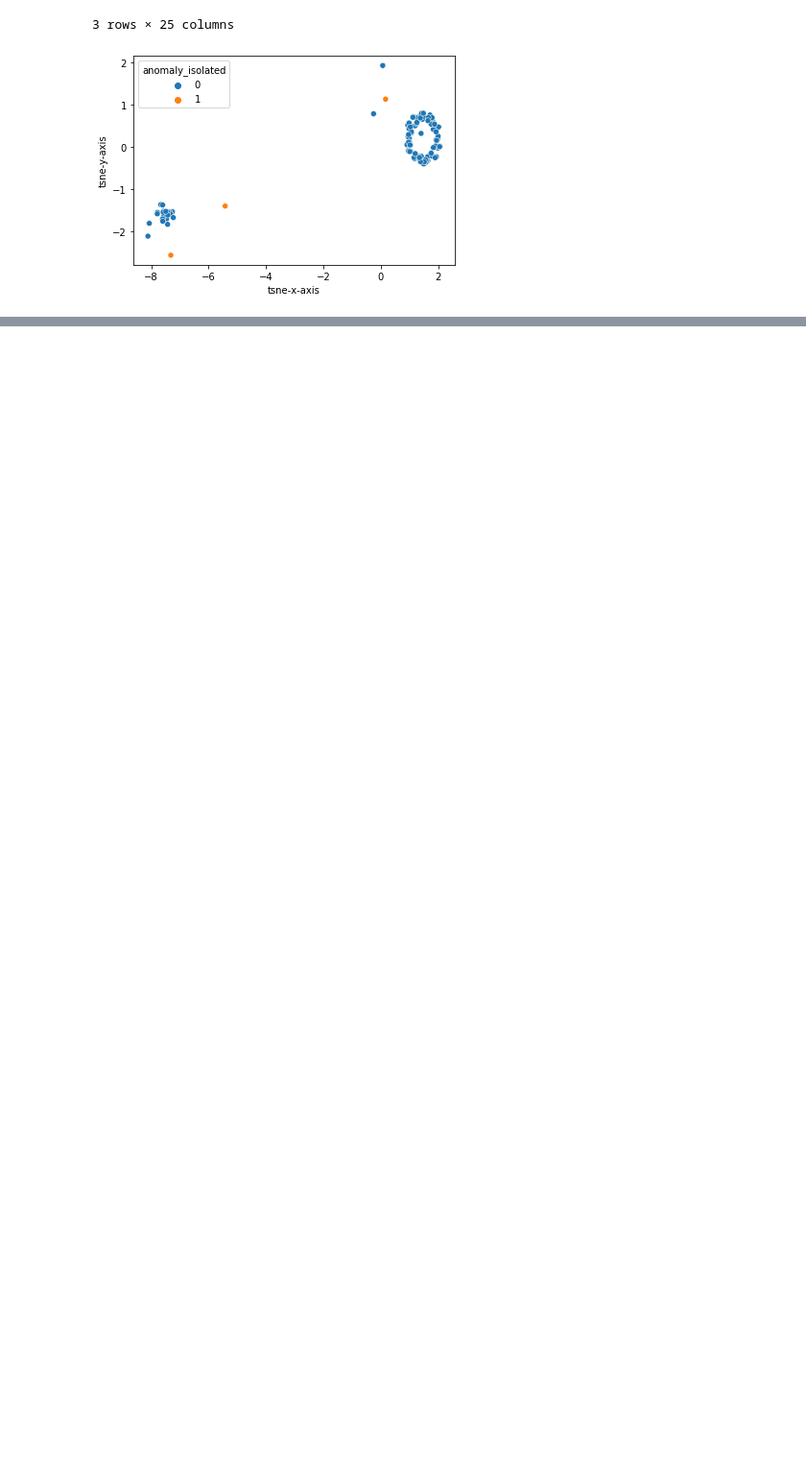
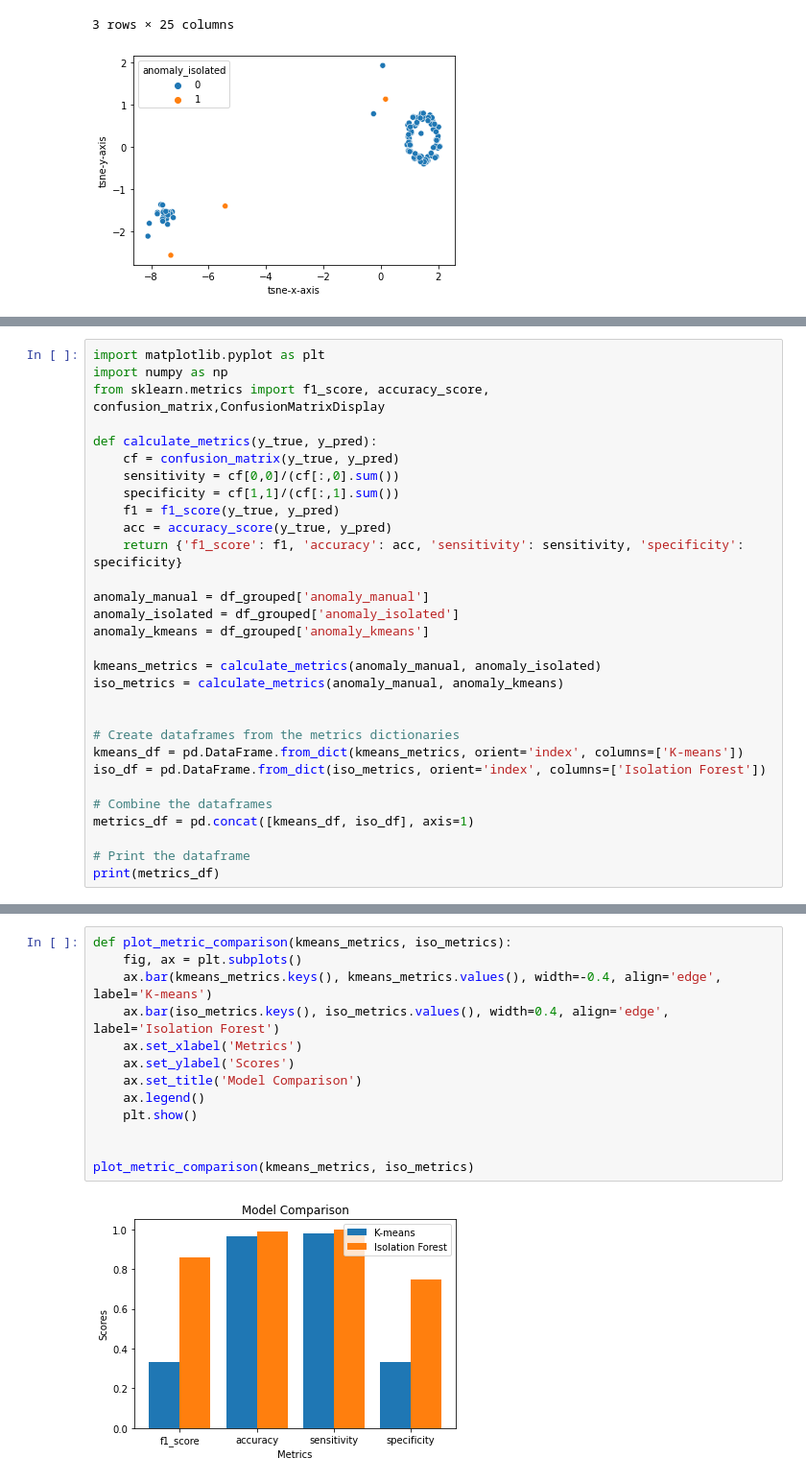
Before and after one commit to AnjaliJain-17/Anomaly-Detection, a Jupyter notebook: anomaly-detection-ml/log_analysis/approach-3.ipynb, the cells around one changed output, grey strips where cells are left out. Shown: that part at 96% size. Cells and saved outputs as stored; diff of their text form; blank space fills up the shorter version.

```diff
--- a/anomaly-detection-ml/log_analysis/approach-3.ipynb
+++ b/anomaly-detection-ml/log_analysis/approach-3.ipynb
@@ -559,0 +458,30 @@ plt.show()
+# %%
+import matplotlib.pyplot as plt
+import numpy as np
+from sklearn.metrics import f1_score, accuracy_score, confusion_matrix,ConfusionMatrixDisplay
+
+def calculate_metrics(y_true, y_pred):
+    cf = confusion_matrix(y_true, y_pred)
+    sensitivity = cf[0,0]/(cf[:,0].sum())
+    specificity = cf[1,1]/(cf[:,1].sum())
+    f1 = f1_score(y_true, y_pred)
+    acc = accuracy_score(y_true, y_pred)
+    return {'f1_score': f1, 'accuracy': acc, 'sensitivity': sensitivity, 'specificity': specificity}
+
+anomaly_manual = df_grouped['anomaly_manual']
+anomaly_isolated = df_grouped['anomaly_isolated']
+anomaly_kmeans = df_grouped['anomaly_kmeans']
+
+kmeans_metrics = calculate_metrics(anomaly_manual, anomaly_isolated)
+iso_metrics = calculate_metrics(anomaly_manual, anomaly_kmeans)
+
+
+# Create dataframes from the metrics dictionaries
+kmeans_df = pd.DataFrame.from_dict(kmeans_metrics, orient='index', columns=['K-means'])
+iso_df = pd.DataFrame.from_dict(iso_metrics, orient='index', columns=['Isolation Forest'])
+
+# Combine the dataframes
+metrics_df = pd.concat([kmeans_df, iso_df], axis=1)
+
+# Print the dataframe
+print(metrics_df)
@@ -559,0 +494,15 @@ plt.show()
+# %%
+def plot_metric_comparison(kmeans_metrics, iso_metrics):
+    fig, ax = plt.subplots()
+    ax.bar(kmeans_metrics.keys(), kmeans_metrics.values(), width=-0.4, align='edge', label='K-means')
+    ax.bar(iso_metrics.keys(), iso_metrics.values(), width=0.4, align='edge', label='Isolation Forest')
+    ax.set_xlabel('Metrics')
+    ax.set_ylabel('Scores')
+    ax.set_title('Model Comparison')
+    ax.legend()
+    plt.show()
+
+
+plot_metric_comparison(kmeans_metrics, iso_metrics)
+# %% [output]
+[figure, added]
```
Also changed, not shown: parts of 6 cells of this notebook.
